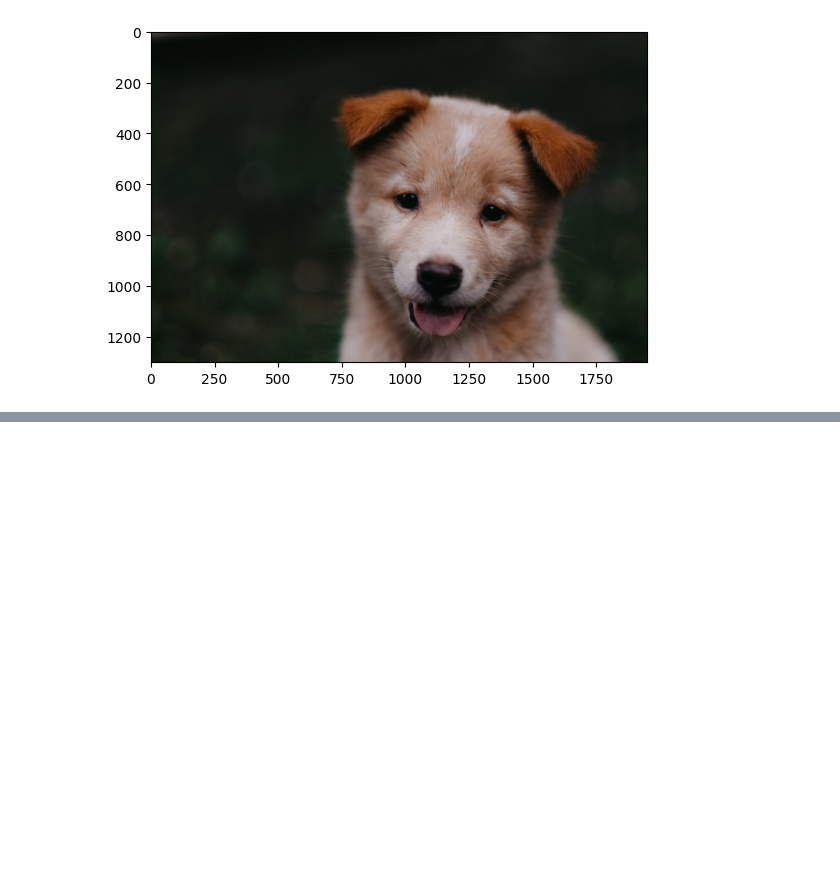
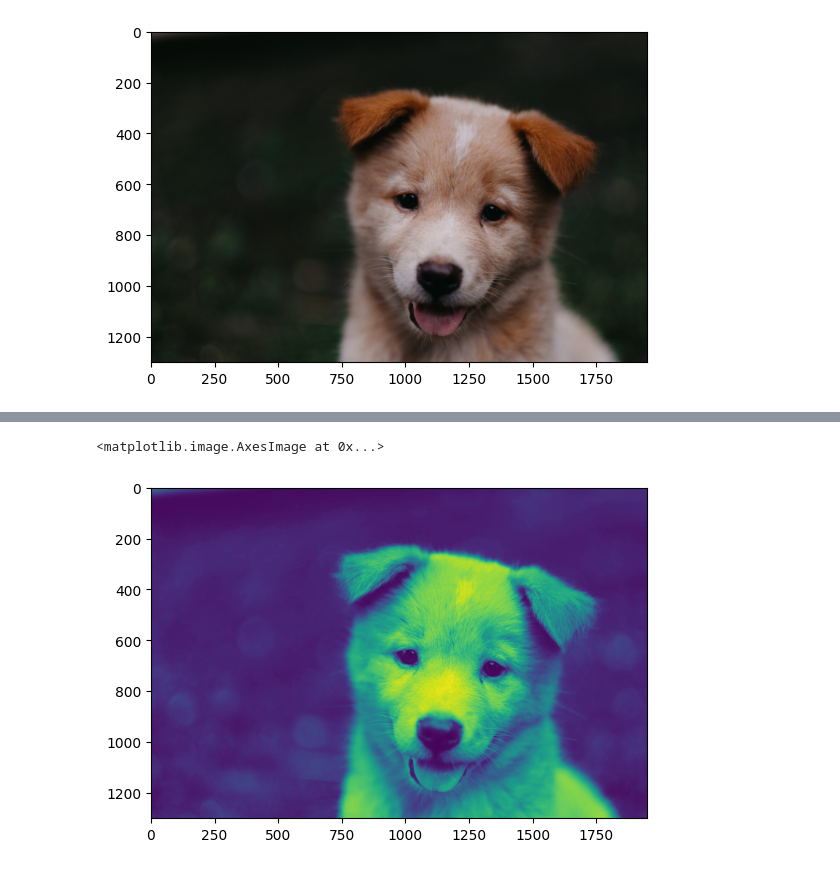
Before and after one commit to DavoodSZ1993/OpenCV_Tutorial, a Jupyter notebook: 02_images_and_numpy.ipynb, the cells around one changed output, grey strips where cells are left out. Drawn from its saved outputs; the diff is of its cells as text; code cells hidden in the pictures; blank space fills up the shorter version.

```diff
--- a/02_images_and_numpy.ipynb
+++ b/02_images_and_numpy.ipynb
@@ -33,3 +33,6 @@ plt.imshow(pic_arr)
 # %% [output]
 <matplotlib.image.AxesImage at 0x...>
 [figure]
+# %%
+pic_red = pic_arr.copy()
+plt.imshow(pic_red)
@@ -35,0 +42,6 @@ plt.imshow(pic_arr)
+# %%
+# R G B
+plt.imshow(pic_red[:, :, 0])
+# %% [output]
+<matplotlib.image.AxesImage at 0x...>
+[figure, added]
```
Also changed, not shown: parts of 2 cells of this notebook.
